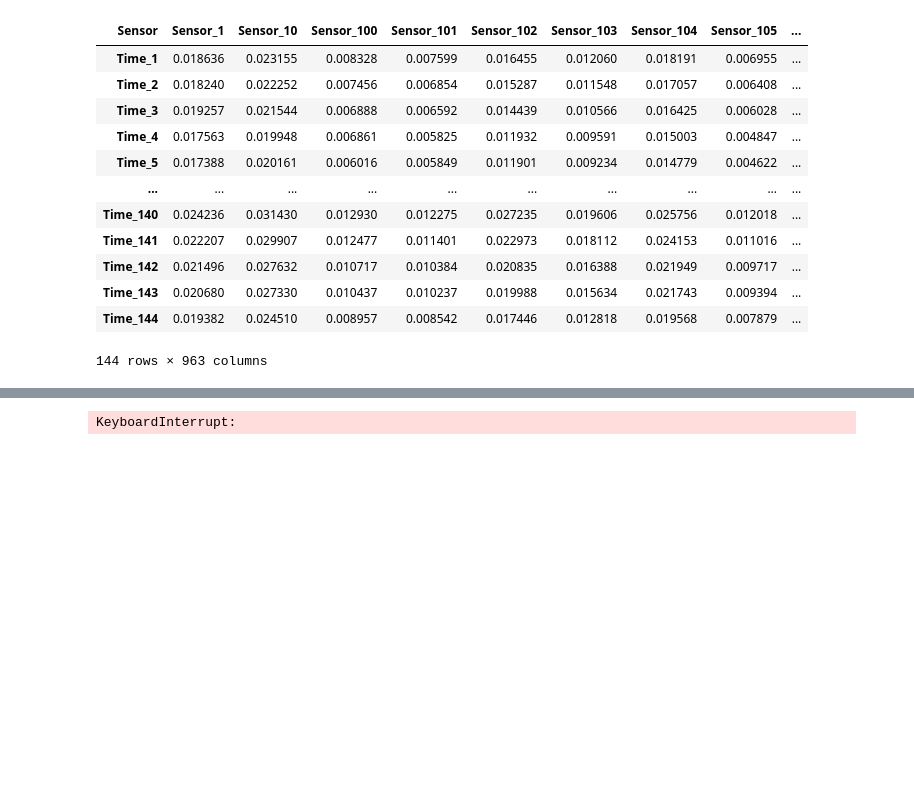
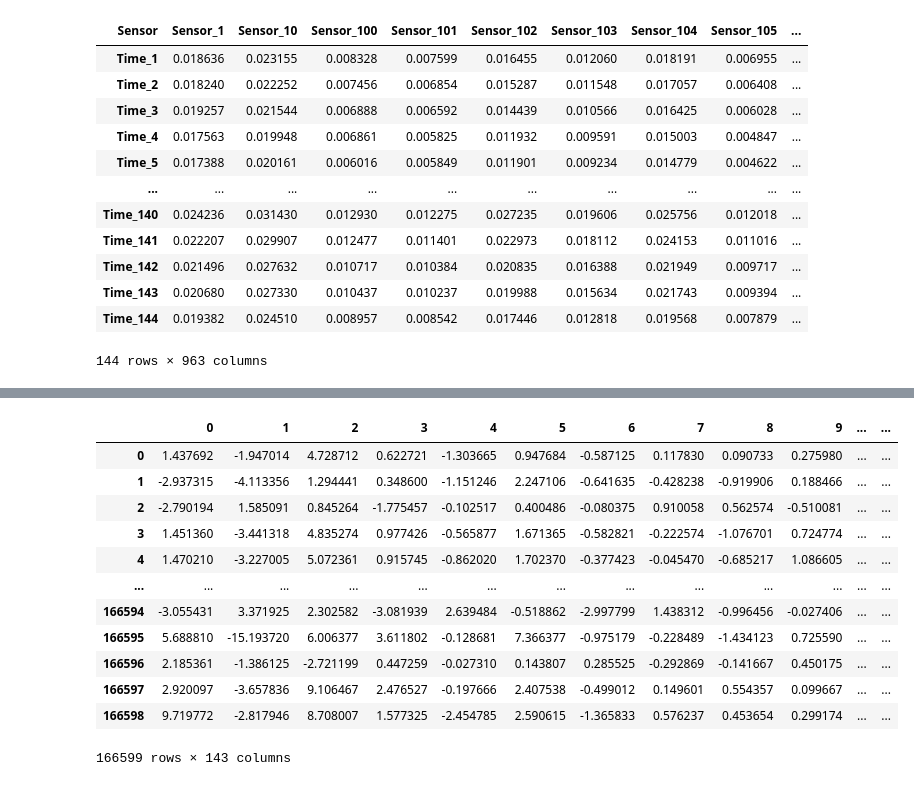
Before and after one commit to NICFRU/Advance-Machine-Learning, a Jupyter notebook: Bonus/Bonus 2/Bonus2.ipynb, the cells around one changed output, grey strips where cells are left out. Cells and saved outputs as stored; diff of their text form; code cells hidden in the pictures; blank space fills up the shorter version.

```diff
--- a/Bonus/Bonus 2/Bonus2.ipynb
+++ b/Bonus/Bonus 2/Bonus2.ipynb
@@ -103,3 +103,0 @@ test = pd.read_csv("data/PEMS_test.csv", sep="|", header=None)
-# %%
-test.columns = ['Sensor_%s' % (n+1) for n in range(test.shape[1])]
-test
@@ -128,6 +103,0 @@ df_empty = pd.DataFrame()
-# %%
-for x in tqdm.tqdm(test.columns.to_list()):
-    listen=[]
-    for num in range(len(test.index)):
-        listen.append(ast.literal_eval(test[x][num]))
-    test[x]=listen
@@ -136,18 +104,29 @@ df_empty = pd.DataFrame()
-# %%
-rows = []
-from numpy import mean
-appending=[]
-for col, values in tqdm.tqdm(df.iteritems()):
-    day = 0
-    row_fields=[]
-    for row in values:
-        row_fields.append(mean(row))
-        # row_fields.append(row)
-        # row_fields.append(day)
-        # row_fields.append(col)
-        #day += 1
-    df_empty[col]=row_fields
-
-        # df_cleared = df_cleared.append(row_fields, ignore_index=True)
-# %% [output]
-KeyboardInterrupt:
+# %%
+X_test = test.drop(columns=["Unnamed: 0", "Day"])
+y_test = test["Day"]
+
+fets_test = X_test.drop("Sensor", axis=1).columns
+sensors_test = X_test.Sensor
+X_test = test.loc[:, fets_test].values
+
+X_test = StandardScaler().fit_transform(X_test)
+X_test = pd.DataFrame(X_test, columns=fets_test)
+# %%
+#pca = PCA(n_components="mle", svd_solver = 'full')
+pcas_test = pca.fit_transform(X_test)
+pca_df_test = pd.DataFrame(data=pcas_test)
+pca_df_test
+# %% [output]
+|  | 0 | 1 | 2 | 3 | 4 | 5 | 6 | 7 | 8 | 9 | ... | ... |
+| 0 | 1.437692 | -1.947014 | 4.728712 | 0.622721 | -1.303665 | 0.947684 | -0.587125 | 0.117830 | 0.090733 | 0.275980 | ... | ... |
+| 1 | -2.937315 | -4.113356 | 1.294441 | 0.348600 | -1.151246 | 2.247106 | -0.641635 | -0.428238 | -0.919906 | 0.188466 | ... | ... |
+| 2 | -2.790194 | 1.585091 | 0.845264 | -1.775457 | -0.102517 | 0.400486 | -0.080375 | 0.910058 | 0.562574 | -0.510081 | ... | ... |
+| 3 | 1.451360 | -3.441318 | 4.835274 | 0.977426 | -0.565877 | 1.671365 | -0.582821 | -0.222574 | -1.076701 | 0.724774 | ... | ... |
+| 4 | 1.470210 | -3.227005 | 5.072361 | 0.915745 | -0.862020 | 1.702370 | -0.377423 | -0.045470 | -0.685217 | 1.086605 | ... | ... |
+| ... | ... | ... | ... | ... | ... | ... | ... | ... | ... | ... | ... | ... |
+| 166594 | -3.055431 | 3.371925 | 2.302582 | -3.081939 | 2.639484 | -0.518862 | -2.997799 | 1.438312 | -0.996456 | -0.027406 | ... | ... |
+| 166595 | 5.688810 | -15.193720 | 6.006377 | 3.611802 | -0.128681 | 7.366377 | -0.975179 | -0.228489 | -1.434123 | 0.725590 | ... | ... |
+| 166596 | 2.185361 | -1.386125 | -2.721199 | 0.447259 | -0.027310 | 0.143807 | 0.285525 | -0.292869 | -0.141667 | 0.450175 | ... | ... |
+| 166597 | 2.920097 | -3.657836 | 9.106467 | 2.476527 | -0.197666 | 2.407538 | -0.499012 | 0.149601 | 0.554357 | 0.099667 | ... | ... |
+| 166598 | 9.719772 | -2.817946 | 8.708007 | 1.577325 | -2.454785 | 2.590615 | -1.365833 | 0.576237 | 0.453654 | 0.299174 | ... | ... |
+166599 rows × 143 columns
```
Also changed, not shown: parts of 22 cells of this notebook.
